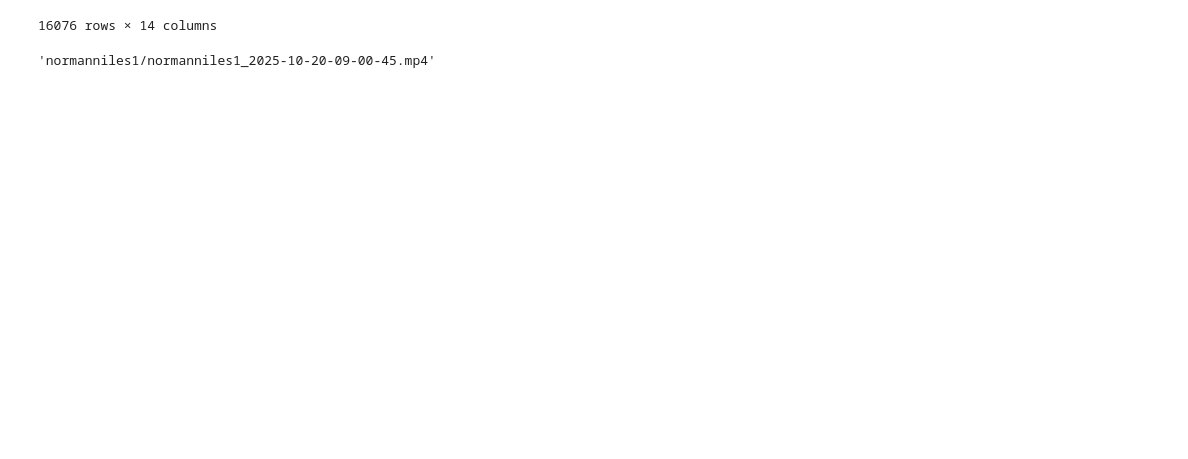
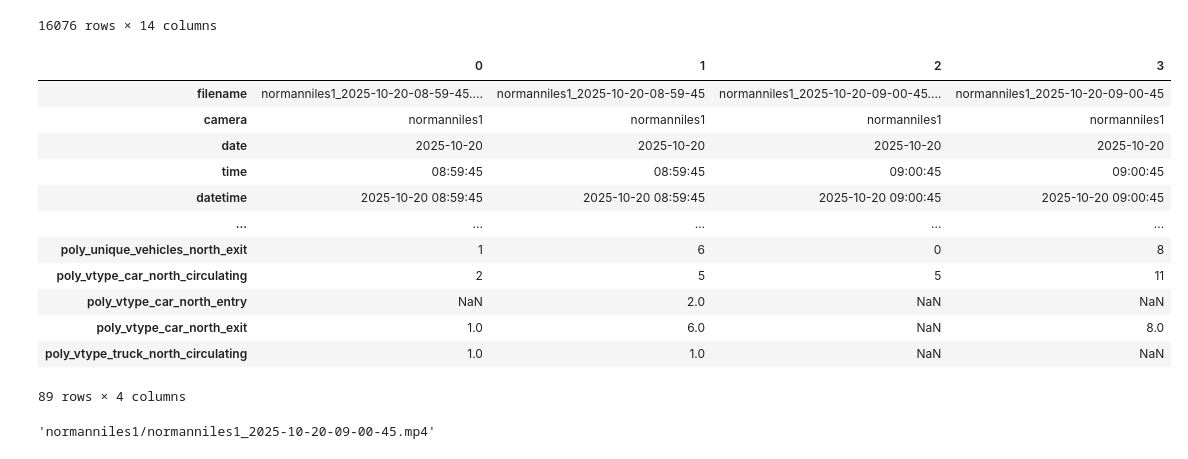
Before and after one commit to jasonosaj96/zindi_barbados_traffic_challenge, a Jupyter notebook: data_challenge/exploration.ipynb, the cells around one changed output. Drawn from its saved outputs; the diff is of its cells as text; code cells hidden in the pictures; blank space fills up the shorter version.

```diff
--- a/data_challenge/exploration.ipynb
+++ b/data_challenge/exploration.ipynb
@@ -23,6 +23,24 @@ df
 | 16074 | 0okHabnnG-K2nvgPsZGZ4Aw | Norman Niles #4 | time_segment_4985_Norman Niles #4... | time_segment_4985_Norman Niles #4... | normanniles4/normanniles4_2025-10... | 2025-10-26 17:58:45 | 2025-10-26 17:58:42 | ... |
 | 16075 | aYwHae2SDrXOnvgP3YW5kQs | Norman Niles #4 | time_segment_4986_Norman Niles #4... | time_segment_4986_Norman Niles #4... | normanniles4/normanniles4_2025-10... | 2025-10-26 17:59:45 | 2025-10-26 17:59:39 | ... |
 16076 rows × 14 columns
+# %%
+# read csv file
+df_consolidated = pd.read_csv('../consolidated_results.csv')
+df_consolidated.T
+# %% [output]
+|  | 0 | 1 | 2 | 3 |
+| filename | normanniles1_2025-10-20-08-59-45.... | normanniles1_2025-10-20-08-59-45 | normanniles1_2025-10-20-09-00-45.... | normanniles1_2025-10-20-09-00-45 |
+| camera | normanniles1 | normanniles1 | normanniles1 | normanniles1 |
+| date | 2025-10-20 | 2025-10-20 | 2025-10-20 | 2025-10-20 |
+| time | 08:59:45 | 08:59:45 | 09:00:45 | 09:00:45 |
+| datetime | 2025-10-20 08:59:45 | 2025-10-20 08:59:45 | 2025-10-20 09:00:45 | 2025-10-20 09:00:45 |
+| ... | ... | ... | ... | ... |
+| poly_unique_vehicles_north_exit | 1 | 6 | 0 | 8 |
+| poly_vtype_car_north_circulating | 2 | 5 | 5 | 11 |
+| poly_vtype_car_north_entry | NaN | 2.0 | NaN | NaN |
+| poly_vtype_car_north_exit | 1.0 | 6.0 | NaN | 8.0 |
+| poly_vtype_truck_north_circulating | 1.0 | 1.0 | NaN | NaN |
+89 rows × 4 columns
 # %%
 # Load from the video_processed_files directory the jsons and load them as a dataframe
 import json
```
Also changed, not shown: 23 other files.
